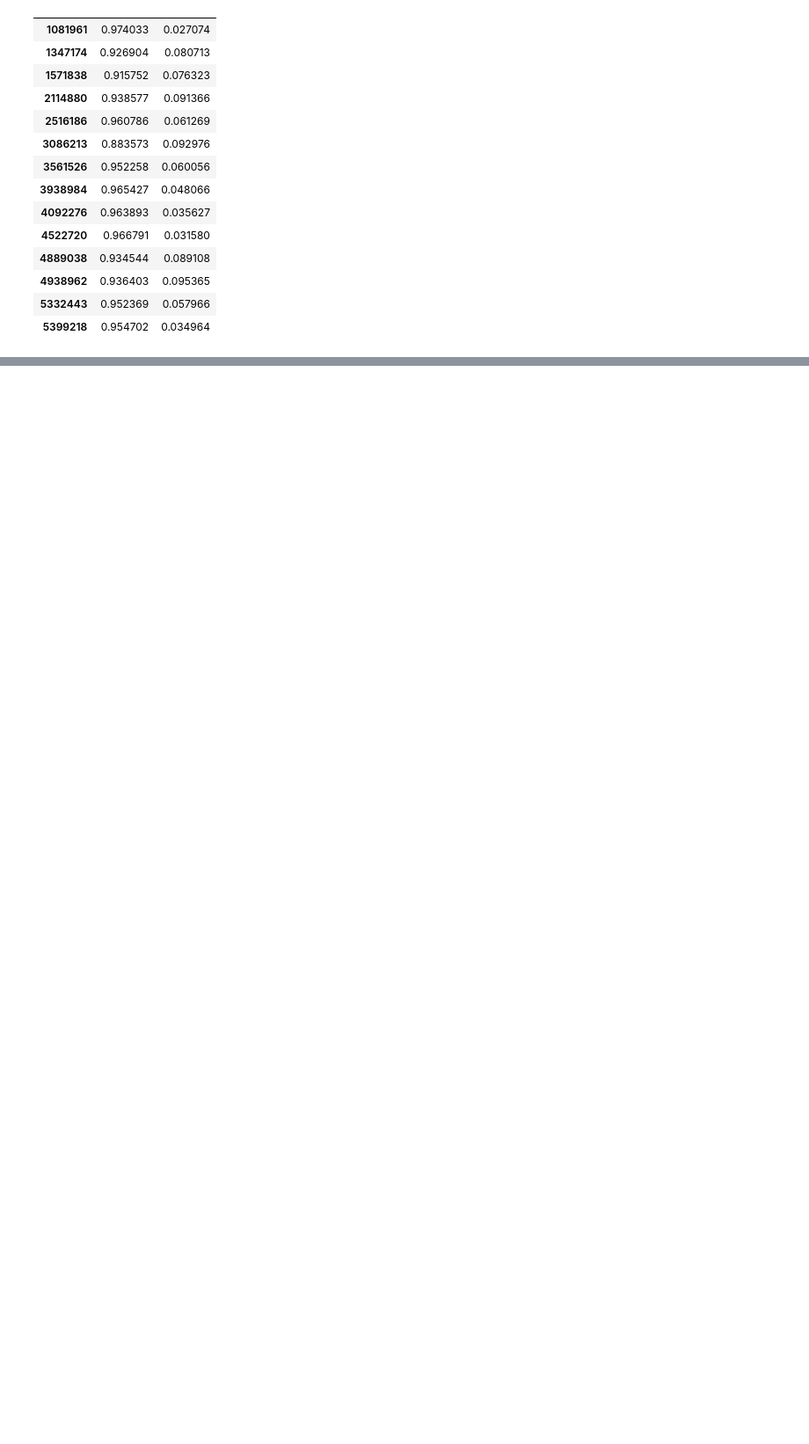
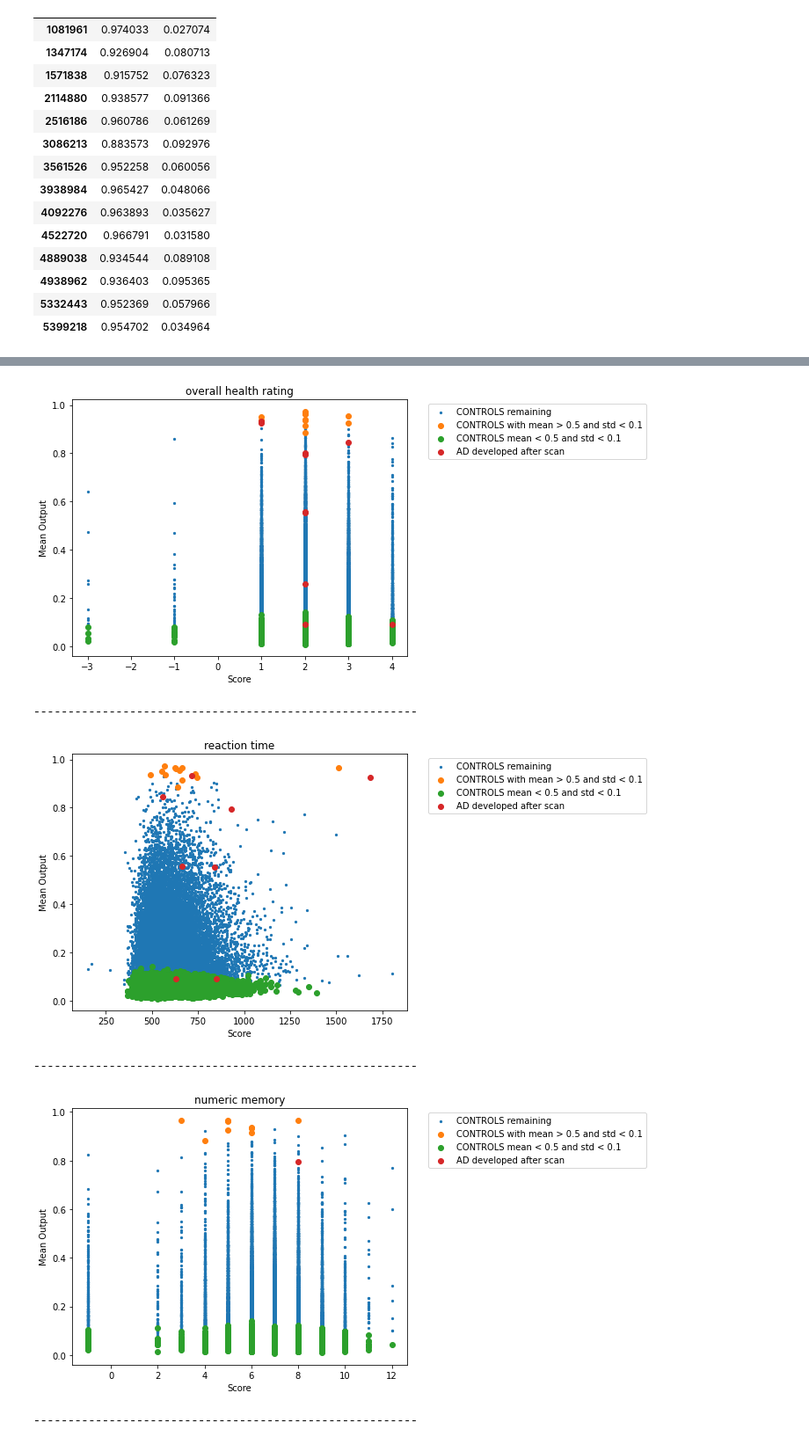
Before and after one commit to tighu20/adni_phenotypes, a Jupyter notebook: results/Phenotype Analysis.ipynb, the cells around one changed output, grey strips where cells are left out. Shown: that part at 88% size. Drawn from its saved outputs; the diff is of its cells as text; code cells hidden in the pictures; blank space fills up the shorter version.

Commit message:
scatter plots on test scores

```diff
--- a/results/Phenotype Analysis.ipynb
+++ b/results/Phenotype Analysis.ipynb
@@ -20,3 +28,8 @@ disease_info_df = pd.read_csv('../data/ukb_diagnosis.csv', index_col=0)
 joined_df = latest_output_df.join(disease_info_df, how='inner')
 
 only_controls = latest_output_df[~latest_output_df.index.isin(joined_df.index)]
+# %%
+people_ad_later = joined_df[joined_df.diag_icd10 == 'AD']
+people_ad_later = people_ad_later[~people_ad_later.index.isin(reported_AD_at_scan)]
+people_ad_later = people_ad_later[~people_ad_later.index.isin(reported_PD_at_scan)]
+people_ad_later
@@ -74,0 +73,3 @@ certain_controls_predicted
+# %%
+other_controls = only_controls[~only_controls.index.isin(certain_controls.index) & ~only_controls.index.isin(certain_controls_predicted.index)]
+other_controls.shape
@@ -131,0 +121,35 @@ for col in ukb_phen.columns:
+# %%
+dfs_to_plot = [
+    (other_controls, 'CONTROLS remaining'),
+    (certain_controls_predicted, 'CONTROLS with mean > 0.5 and std < 0.1'),
+    (certain_controls, 'CONTROLS mean < 0.5 and std < 0.1'),
+    (people_ad_later, 'AD developed after scan')
+]
+
+
+for col in ukb_phen.columns:
+    plt.figure(figsize=(10, 5))
+    for df, df_name in dfs_to_plot:
+        df_tmp = df.join(ukb_phen)[['mean', col]].dropna()
+
+        if df_name == 'CONTROLS remaining':
+            plt.scatter(df_tmp[col], df_tmp['mean'], label=df_name, s=5)
+        else:
+            plt.scatter(df_tmp[col], df_tmp['mean'], label=df_name)
+
+    plt.title(phenotype_mapping[col])
+    plt.legend( bbox_to_anchor=(1.05, 1), loc='upper left')
+    plt.xlabel('Score')
+    plt.ylabel('Mean Output')
+    plt.tight_layout()
+    plt.show()
+    plt.close()
+
+    print('--------------------------------------------------------')
+# %% [output]
+[figure, added]
+--------------------------------------------------------
+[figure, added]
+--------------------------------------------------------
+[figure, added]
+--------------------------------------------------------
```
Also changed, not shown: parts of 9 cells of this notebook.
